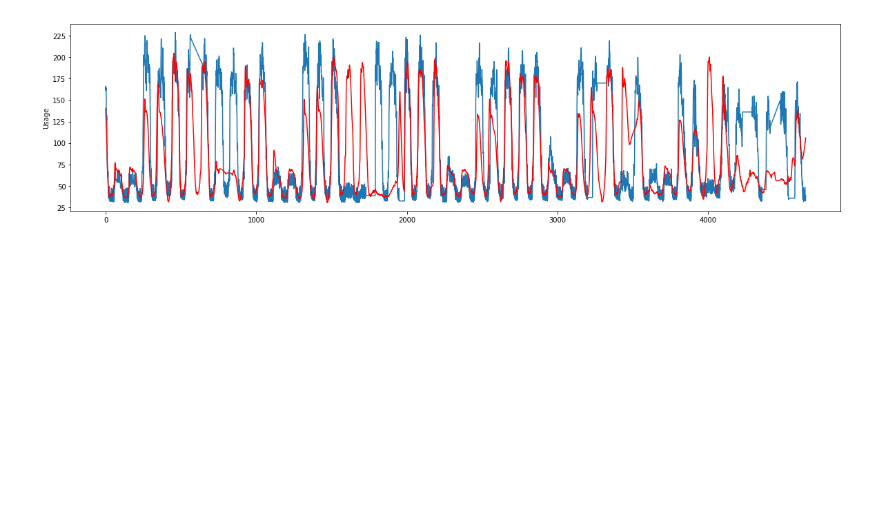
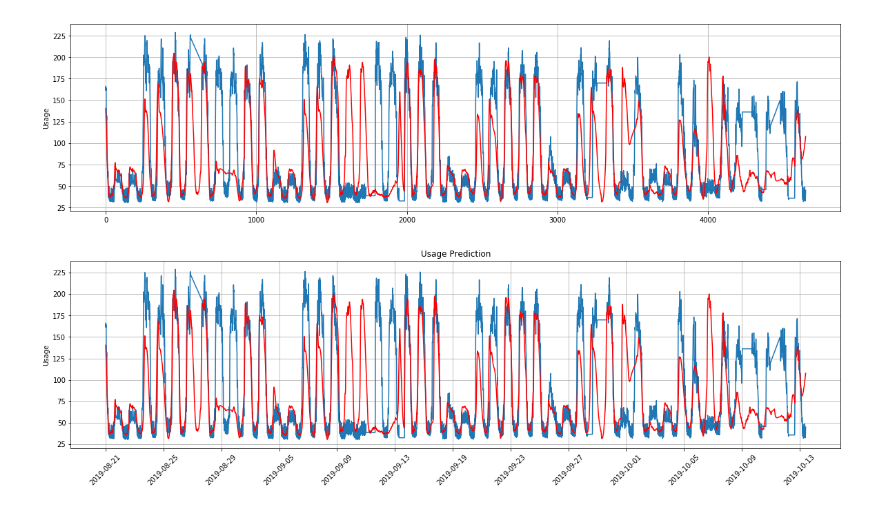
Before and after one commit to mikniloes/keras-LSTM, a Jupyter notebook: lstm_train.ipynb, the cells around one changed output. Cells and saved outputs as stored; diff of their text form; code cells hidden in the pictures; blank space fills up the shorter version.

```diff
--- a/lstm_train.ipynb
+++ b/lstm_train.ipynb
@@ -145,7 +145,7 @@ predictions = []
 y_test = []
 
 i = 0; cnt = 0
-while (i < len(Test)-385):
+while (i < len(Test)-384):
     X_test, test_y = create_dataset(Test[i:i+385],pw[i:i+385],192)
     pred = model.predict(X_test)
     print(pred, end=' ')
@@ -169,3 +173,11 @@ plt.plot(predictions,'r')
 plt.show()
 # %% [output]
 [figure]
+# %%
+from datetime import datetime, timedelta
+
+dt_list = []
+for i in range(len(test_set)-384):
+    dt = datetime.strptime(test_set['datetime'].iloc[i],'%Y-%m-%d %H:%M:%S')
+    dt_pred = dt + timedelta(minutes=15*192)
+    dt_list.append(datetime.strftime(dt_pred,'%Y-%m-%d %H:%M:%S')[:-9])
@@ -171,0 +186,12 @@ plt.show()
+# %%
+plt.rcParams["figure.figsize"] = (20,5)
+plt.grid(True)
+
+plt.ylabel('Usage')
+plt.xticks(np.arange(0,len(y_test),step=384),labels=[dt_list[i] for i in range(0,len(dt_list), 384)], rotation=45)
+plt.plot(y_test)
+plt.plot(predictions,'r')
+plt.title('Usage Prediction')
+plt.show()
+# %% [output]
+[figure, added]
```
Also changed, not shown: parts of 4 cells of this notebook.
